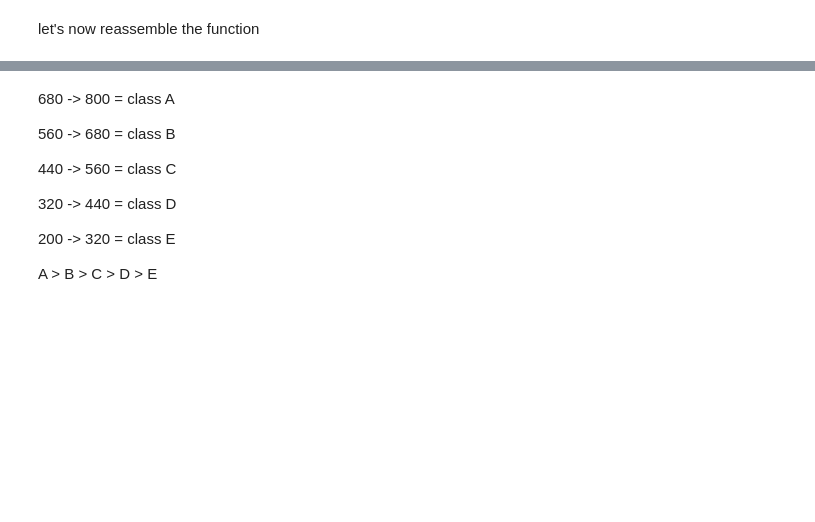
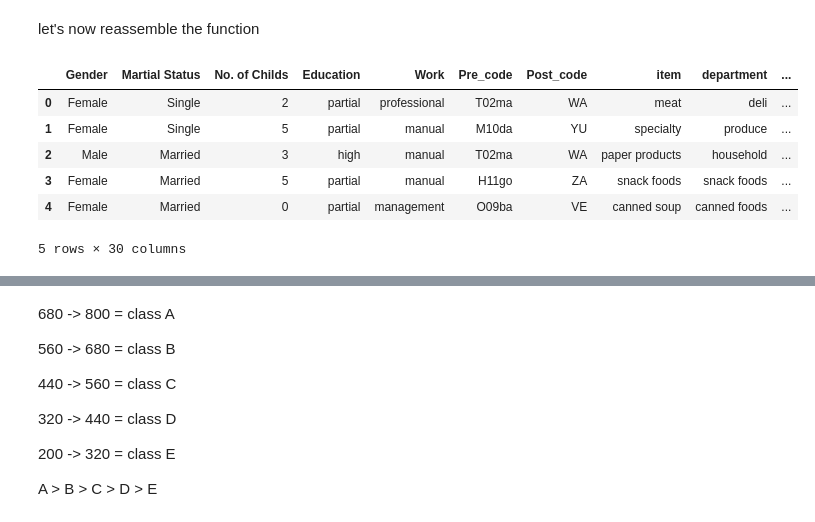
Before and after one commit to Abdelrhmankaram/IEEE-ManSB-VICTORIS-2.0-Filteration, a Jupyter notebook: Preprocessing NB.ipynb, the cells around one changed output, grey strips where cells are left out. Saved outputs shown, nothing was run; the diff lists cells and outputs as text; code cells hidden in the pictures; blank space fills up the shorter version.

```diff
--- a/Preprocessing NB.ipynb
+++ b/Preprocessing NB.ipynb
@@ -411,7 +435,7 @@ this one has a different column name in df2 so it's easy to handle
 # %%
 def yearly_income_2(df):
     income = df['Min. Person Yearly Income'].fillna(df['Min. Person Yearly Income'].mode()[0])
-
+    income = pd.Series([i[0] for i in income.str.split('K')])
     return income
 # %% [markdown]
 ### Grocery Area Column
@@ -578,7 +603,7 @@ def clean_df3(df):
     storeC = pd.DataFrame(store_cost_2(df), columns=['Store Cost']).reset_index(drop=True)
     weights_df = pd.DataFrame(calc_pw(df), index=['Net Weight', 'Gross Weight', 'Package Weight']).T.reset_index(drop=True)
     is_rec = pd.DataFrame(is_recyclable_2(df)).reset_index(drop=True)
-    yearly = pd.DataFrame(yearly_income_2(df)).reset_index(drop=True)
+    yearly = pd.DataFrame(yearly_income_2(df), columns=['Min. Yearly Income']).reset_index(drop=True)
     storeA = pd.DataFrame(store_area(df)).reset_index(drop=True)
     groceryA = pd.DataFrame(grocery_area_2(df)).reset_index(drop=True)
     frozenA = pd.DataFrame(frozen_area_3(df)).reset_index(drop=True) # just modfied frozen area
@@ -586,13 +611,23 @@ def clean_df3(df):
     cleaned_df = pd.concat((person_df, place_df, customer_df, additional_df, promotion_df, store_df, sales, storeC,
                            weights_df, is_rec, yearly, storeA, groceryA, frozenA, meatA), axis=1)
 
-    cleaned_df_new = pd.concat((cleaned_df,df['Cost'].reset_index(drop=True)), axis=1).dropna().reset_index(drop=True)
+    cleaned_df_new = pd.concat((cleaned_df,df['Cost'].reset_index(drop=True), df['Cost Class'].reset_index(drop=True)), axis=1).dropna().reset_index(drop=True)
 
     cleaned_df_new["No. of Childs"] = cleaned_df_new["No. of Childs"].astype(int)
 
     return cleaned_df_new.copy()
 # %%
 final_df3 = clean_df3(df3)
+
+final_df3.head()
+# %% [output]
+|  | Gender | Martial Status | No. of Childs | Education | Work | Pre_code | Post_code | item | department | ... |
+| 0 | Female | Single | 2 | partial | professional | T02ma | WA | meat | deli | ... |
+| 1 | Female | Single | 5 | partial | manual | M10da | YU | specialty | produce | ... |
+| 2 | Male | Married | 3 | high | manual | T02ma | WA | paper products | household | ... |
+| 3 | Female | Married | 5 | partial | manual | H11go | ZA | snack foods | snack foods | ... |
+| 4 | Female | Married | 0 | partial | management | O09ba | VE | canned soup | canned foods | ... |
+5 rows × 30 columns
 # %%
 final_df2.rename(columns=dict(zip(final_df2.columns, final_df1)), inplace=True)
 final_df3.rename(columns=dict(zip(final_df3.columns, final_df1)), inplace=True)
```
Also changed, not shown: parts of 18 cells of this notebook, 5 other files.
